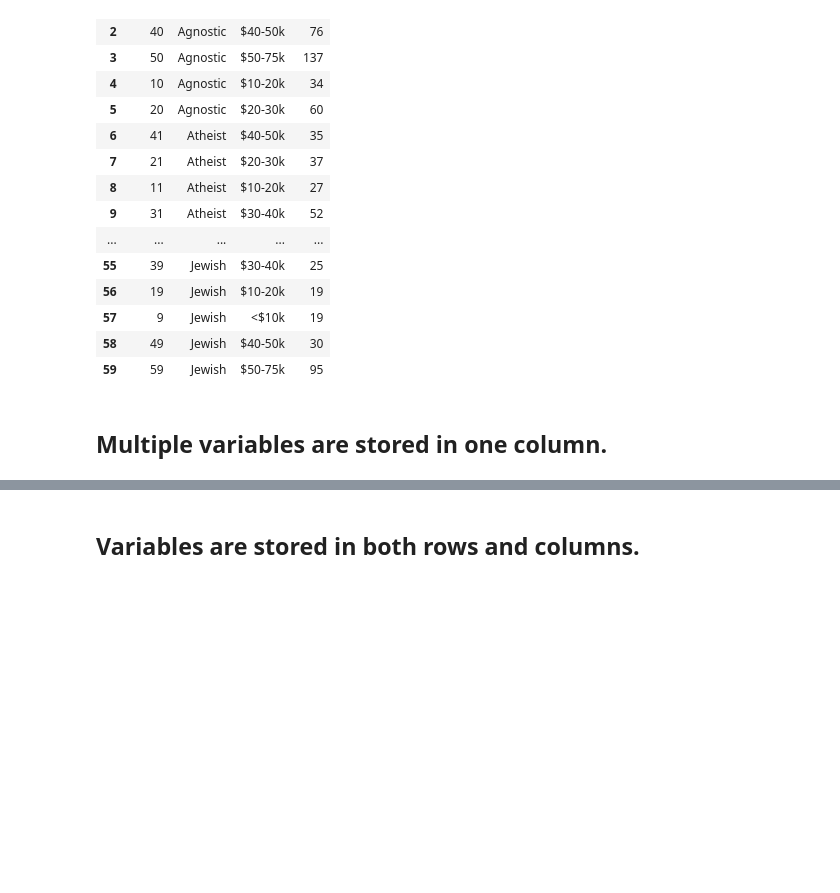
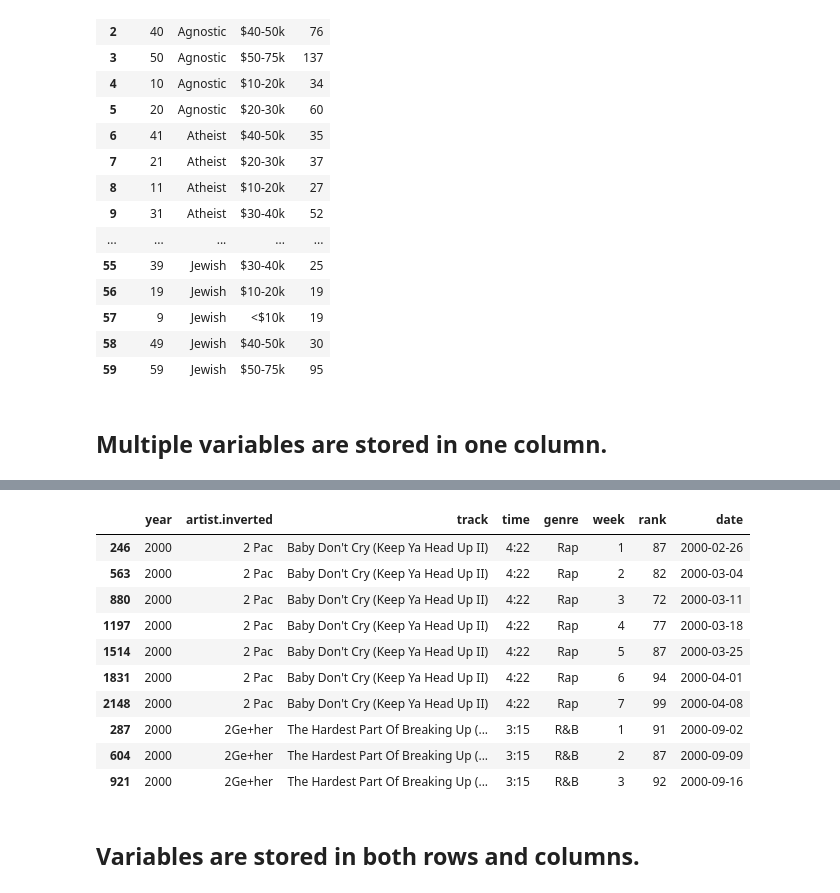
Before and after one commit to Jacqueline-A-Shay/toward_data_science, a Jupyter notebook: Tidy_data_practice.ipynb, the cells around one changed output, grey strips where cells are left out. Saved outputs shown, nothing was run; the diff lists cells and outputs as text; code cells hidden in the pictures; blank space fills up the shorter version.

```diff
--- a/Tidy_data_practice.ipynb
+++ b/Tidy_data_practice.ipynb
@@ -64,0 +91,12 @@ clean_df
+# %%
+# Melting
+# id_vars can be a list of strings,
+# original col names
+id_vars = ["year",
+           "artist.inverted",
+           "track",
+           "time",
+           "genre",
+           "date.entered",
+           "date.peaked"]
+df = pd.melt(frame = df, id_vars = id_vars, var_name = "week", value_name = "rank")
@@ -64,0 +113,12 @@ clean_df
+# %%
+# Cleaning out unnecessary rows
+df = df.dropna()
+# %%
+# format
+# extract week and rank as int
+# especially for week, need to clean out all the unnecessary info
+df["week"] = df["week"].str.extract('(\d+)', expand = False)
+# .astype(int)
+df["rank"] = df["rank"].astype(int)
+# %%
+df["week"] = df.week.astype(int)
@@ -65,3 +142,35 @@ clean_df
+# %%
+# Create "date" columns
+df['date'] = pd.to_datetime(df['date.entered'])\
+    + pd.to_timedelta(df['week'], unit='w')\
+    - pd.DateOffset(weeks=1)
+
+df = df[["year",
+         "artist.inverted",
+         "track",
+         "time",
+         "genre",
+         "week",
+         "rank",
+         "date"]]
+df = df.sort_values(ascending=True, by=["year","artist.inverted","track","week","rank"])
+
+# Assigning the tidy dataset to a variable for future usage
+billboard = df
+
+df.head(10)
+# %% [output]
+|  | year | artist.inverted | track | time | genre | week | rank | date |
+| 246 | 2000 | 2 Pac | Baby Don't Cry (Keep Ya Head Up II) | 4:22 | Rap | 1 | 87 | 2000-02-26 |
+| 563 | 2000 | 2 Pac | Baby Don't Cry (Keep Ya Head Up II) | 4:22 | Rap | 2 | 82 | 2000-03-04 |
+| 880 | 2000 | 2 Pac | Baby Don't Cry (Keep Ya Head Up II) | 4:22 | Rap | 3 | 72 | 2000-03-11 |
+| 1197 | 2000 | 2 Pac | Baby Don't Cry (Keep Ya Head Up II) | 4:22 | Rap | 4 | 77 | 2000-03-18 |
+| 1514 | 2000 | 2 Pac | Baby Don't Cry (Keep Ya Head Up II) | 4:22 | Rap | 5 | 87 | 2000-03-25 |
+| 1831 | 2000 | 2 Pac | Baby Don't Cry (Keep Ya Head Up II) | 4:22 | Rap | 6 | 94 | 2000-04-01 |
+| 2148 | 2000 | 2 Pac | Baby Don't Cry (Keep Ya Head Up II) | 4:22 | Rap | 7 | 99 | 2000-04-08 |
+| 287 | 2000 | 2Ge+her | The Hardest Part Of Breaking Up (... | 3:15 | R&B | 1 | 91 | 2000-09-02 |
+| 604 | 2000 | 2Ge+her | The Hardest Part Of Breaking Up (... | 3:15 | R&B | 2 | 87 | 2000-09-09 |
+| 921 | 2000 | 2Ge+her | The Hardest Part Of Breaking Up (... | 3:15 | R&B | 3 | 92 | 2000-09-16 |
 # %% [markdown]
 ## Variables are stored in both rows and columns.
 # %% [markdown]
```
Also changed, not shown: parts of 6 cells of this notebook, 7 other files.
